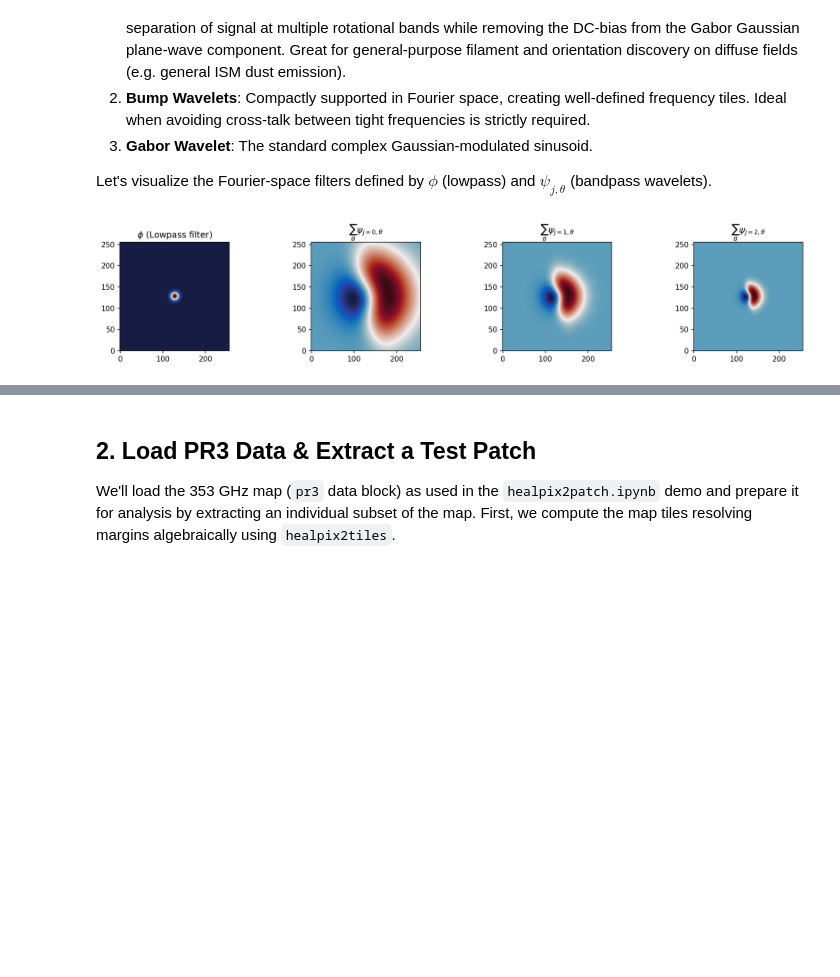
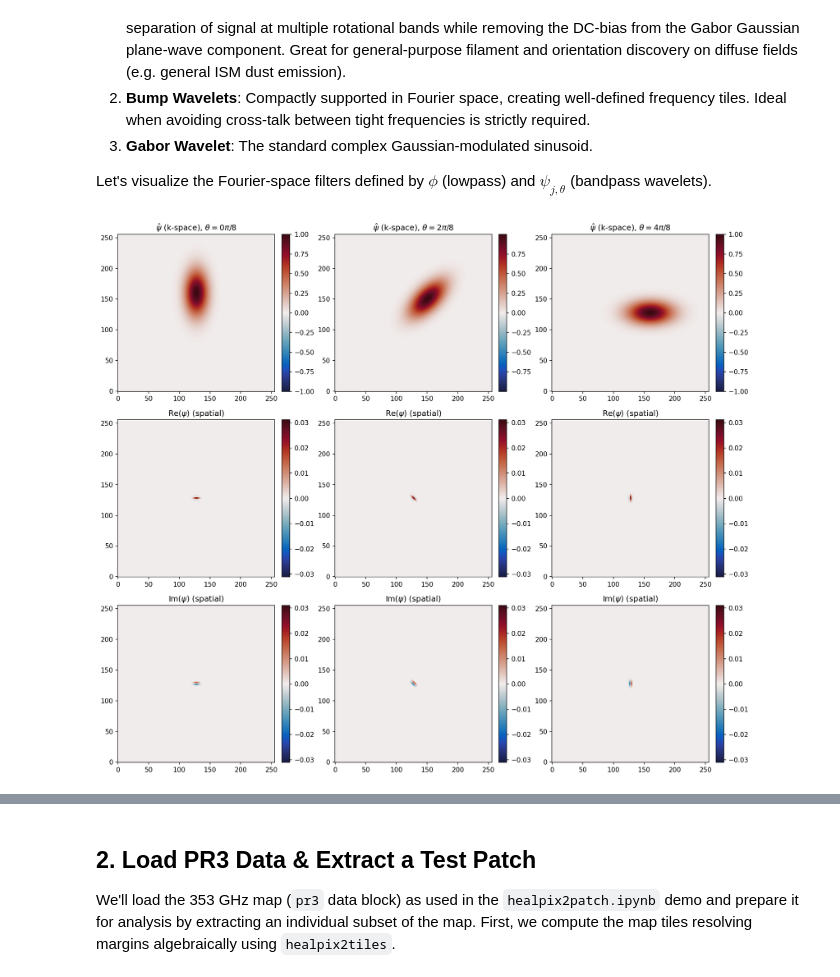
Before and after one commit to 1cosmologist/skykit, a Jupyter notebook: examples/test_scattering.ipynb, the cells around one changed output, grey strips where cells are left out. Saved outputs shown, nothing was run; the diff lists cells and outputs as text; code cells hidden in the pictures; blank space fills up the shorter version.

Commit message:
Change filter visu

```diff
--- a/examples/test_scattering.ipynb
+++ b/examples/test_scattering.ipynb
@@ -42,26 +42,51 @@ Let's visualize the Fourier-space filters defined by $\phi$ (lowpass) and $\psi_
 # %%
 J = 3           # Number of scales
 L = 8           # Number of orientations
 M, N = 256, 256 # Dimensions of the filter bank in Fourier space (must match the eventual tile size)
 
 # Generate Morlet wavelets
-filter_bank = generate_filter_bank(M, N, J=J, L=L, wavelet_type='morlet', sigma0=0.8, xi0=0.785)
+filter_bank = generate_filter_bank(M, N, J=J, L=L, wavelet_type='gabor', sigma0=0.8, xi0=np.pi/4.0)
+psi_list = filter_bank['psi']
 
-fig, axes = plt.subplots(1, J+1, figsize=(15, 3))
-axes[0].imshow(np.fft.fftshift(filter_bank['phi']['val']), cmap=cmo.cm.balance, origin='lower')
-axes[0].set_title(r"$\phi$ (Lowpass filter)")
+# Select a scale and a few orientations to visualize
+j_vis = 1
+l_indices = [0, 2, 4]  # Select multiple orientations (out of L=8)
 
-psi_list = filter_bank['psi']
-for i_j in range(J):
-    ax = axes[i_j+1]
-    # Sum over all L orientations for a given scale j to visualize the ring
-    psi_j = np.sum([np.fft.fftshift(p['val']) for p in psi_list if p['j'] == i_j], axis=0)
-    ax.imshow(psi_j, cmap=cmo.cm.balance, origin='lower', vmax=psi_j.max())
-    ax.set_title(r"$\sum_{\theta} \psi_{j=%d, \theta}$" % i_j)
+fig, axes = plt.subplots(3, len(l_indices), figsize=(14, 12))
+
+for col, l in enumerate(l_indices):
+    # Extract the specific filter at scale j_vis and orientation l
+    for p in psi_list:
+        if p['j'] == j_vis and np.isclose(p['theta'], l * np.pi / L):
+            psi_f = p['val']
+            break
+
+    # Transform to spatial domain and center the wavelet peak
+    psi_spatial = np.fft.fftshift(np.fft.ifft2(psi_f))
+
+    # Plot k-space filter
+    ax_k = axes[0, col]
+    vmax_k = np.abs(psi_f).max()
+    im_k = ax_k.imshow(np.fft.fftshift(psi_f), cmap=cmo.cm.balance, origin='lower', vmin=-vmax_k, vmax=vmax_k)
+    ax_k.set_title(rf"$\hat{{\psi}}$ (k-space), $\theta={l}\pi/8$")
+    fig.colorbar(im_k, ax=ax_k, fraction=0.046, pad=0.04)
+
+    # Plot real spatial part
+    ax_real = axes[1, col]
+    vmax = np.abs(psi_spatial).max()
+    im_real = ax_real.imshow(np.real(psi_spatial), cmap=cmo.cm.balance, origin='lower', vmin=-vmax, vmax=vmax)
+    ax_real.set_title(rf"Re($\psi$) (spatial)")
+    fig.colorbar(im_real, ax=ax_real, fraction=0.046, pad=0.04)
+
+    # Plot imaginary spatial part
+    ax_imag = axes[2, col]
+    im_imag = ax_imag.imshow(np.imag(psi_spatial), cmap=cmo.cm.balance, origin='lower', vmin=-vmax, vmax=vmax)
+    ax_imag.set_title(rf"Im($\psi$) (spatial)")
+    fig.colorbar(im_imag, ax=ax_imag, fraction=0.046, pad=0.04)
 
 plt.tight_layout()
 # %% [output]
-[figure, old version]
+[figure, new version]
 # %%
 # Plot a 1D symmetric profile (cross-section) of the filters
 fig, ax = plt.subplots(figsize=(8, 4))
```
Also changed, not shown: parts of 3 cells of this notebook.
